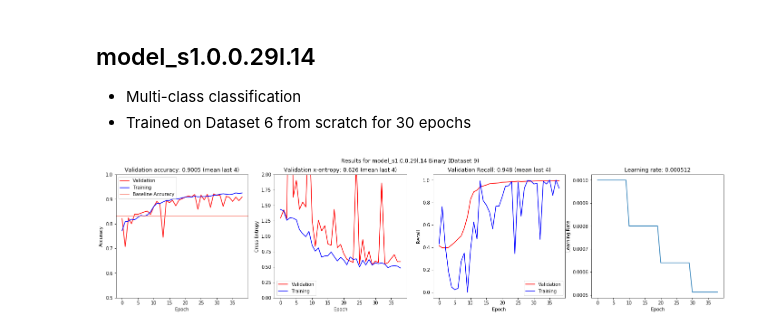
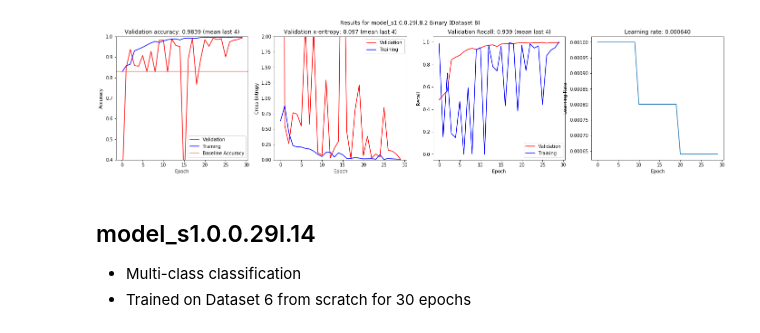
Before and after one commit to escuccim/mias-mammography, a Jupyter notebook: convnet_training_metrics.ipynb, the cells around one changed output. Cells and saved outputs as stored; diff of their text form; code cells hidden in the pictures.

```diff
--- a/convnet_training_metrics.ipynb
+++ b/convnet_training_metrics.ipynb
@@ -30,3 +13,7 @@ plot_metrics(train_acc_values, valid_acc_values, train_cost_values, valid_cost_v
+# %%
+plot_metrics("model_s1.0.0.29l.8.2", classification="Binary", dataset=8)
+# %% [output]
+[figure, added]
 # %% [markdown]
 ## model_s1.0.0.29l.14
 
@@ -48,4 +21,0 @@ train_lr_values = np.load(os.path.join("data", "results", model_name, model_name
-# %%
-plot_metrics(train_acc_values, valid_acc_values, train_cost_values, valid_cost_values, train_recall_values, valid_recall_values, train_lr_values, model_name)
-# %% [output]
-[figure, removed]
```
Also changed, not shown: parts of 15 cells of this notebook, 7 other files.
